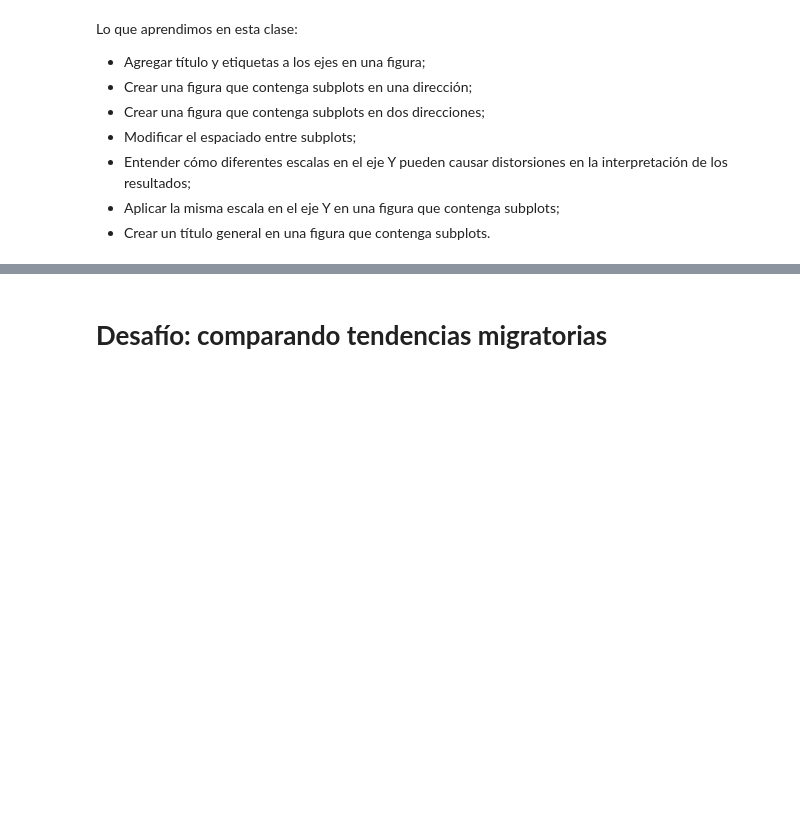
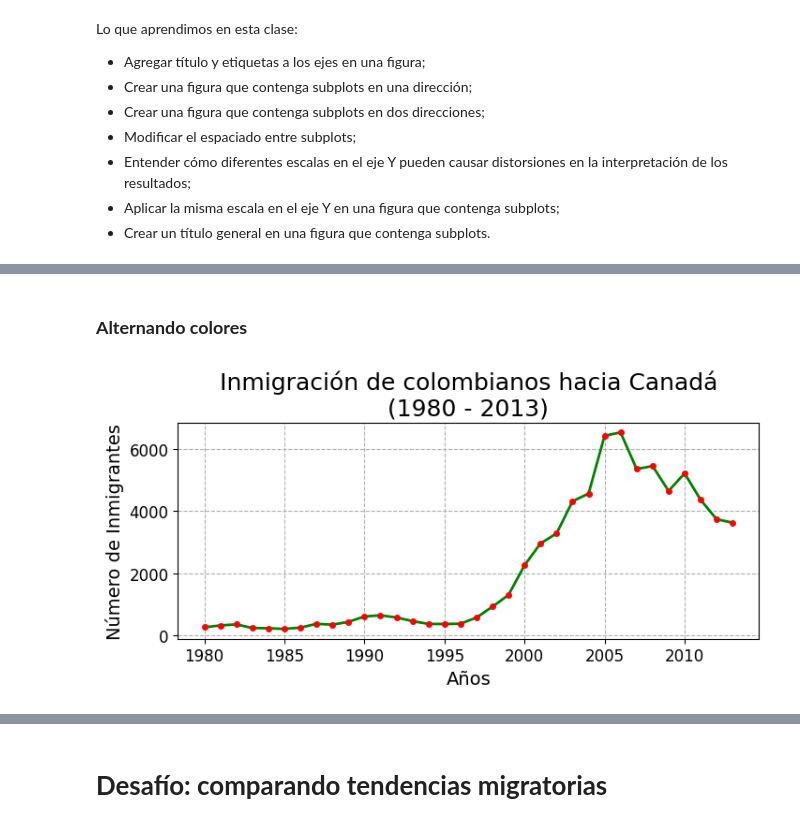
Before and after one commit to DanielRaiicHu/visualizacion-de-datos-con-bibliotecas-de-python, a Jupyter notebook: visualizacion_de_datos_con_bibliotecas_de_python.ipynb, the cells around one changed output, grey strips where cells are left out. Saved outputs shown, nothing was run; the diff lists cells and outputs as text; code cells hidden in the pictures; blank space fills up the shorter version.

```diff
--- a/visualizacion_de_datos_con_bibliotecas_de_python.ipynb
+++ b/visualizacion_de_datos_con_bibliotecas_de_python.ipynb
@@ -362,0 +401,42 @@ Lo que aprendimos en esta clase:
+# %% [markdown]
+### **Alternando colores**
+# %%
+# Ahora en este gráfico lo almacenaremos en una variable, fig y ax
+# Creamos dos variables: fig (figura completa) y ax (área de ejes del gráfico)
+# Ambas son devueltas por el método plt.subplots(), que crea un gráfico vacío
+# figsize=(8, 4) → define el tamaño del gráfico en pulgadas (ancho x alto)
+fig, ax = plt.subplots(figsize=(8,3))
+
+# años: en eje x, inmigrantes: en el eje y
+# Graficamos la cantidad de inmigrantes colombianos hacia Canadá.
+# - lw=2: grosor de la línea.
+# - marker='o': marcador circular en cada punto.
+# - ms=4: tamaño del marcador (marker size).
+# - color='green': color de la línea.
+# - markerfacecolor='red': color del interior del marcador.
+# - markeredgecolor='red': color del borde del marcador.
+ax.plot(df_colombia['Año'],df_colombia['Inmigrantes'],lw=2, marker='o', ms=4, color='green', markerfacecolor='red', markeredgecolor='red')
+
+# Definimos de forma automática las marcas en el eje X (de 5 en 5)
+ax.xaxis.set_major_locator(plt.MultipleLocator(5))
+
+# Muestra el título centrado, con salto de línea, y con tamaño de fuente 18
+ax.set_title('Inmigración de colombianos hacia Canadá\n(1980 - 2013)', fontsize=18, loc='center')
+
+# Etiqueta eje x
+ax.set_xlabel('Años', fontsize=14)
+
+# Etiqueta eje y
+ax.set_ylabel('Número de Inmigrantes', fontsize=14)
+
+# Ajustamos el tamaño de las etiquetas del eje x a 12 puntos
+ax.xaxis.set_tick_params(labelsize=12)
+# Ajustamos el tamaño de las etiquetas del eje y a 12 puntos
+ax.yaxis.set_tick_params(labelsize=12)
+# Mostramos líneas de referencia en el fondo del gráfico (rejilla)
+ax.grid(linestyle='--')
+
+# Muestra el gráfico
+plt.show()
+# %% [output]
+[figure, added]
```
Also changed, not shown: parts of 14 cells of this notebook.
